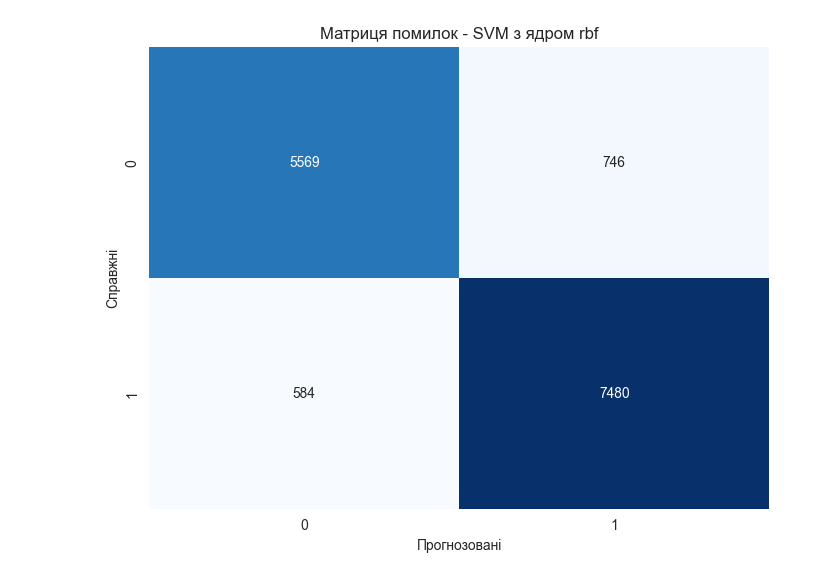
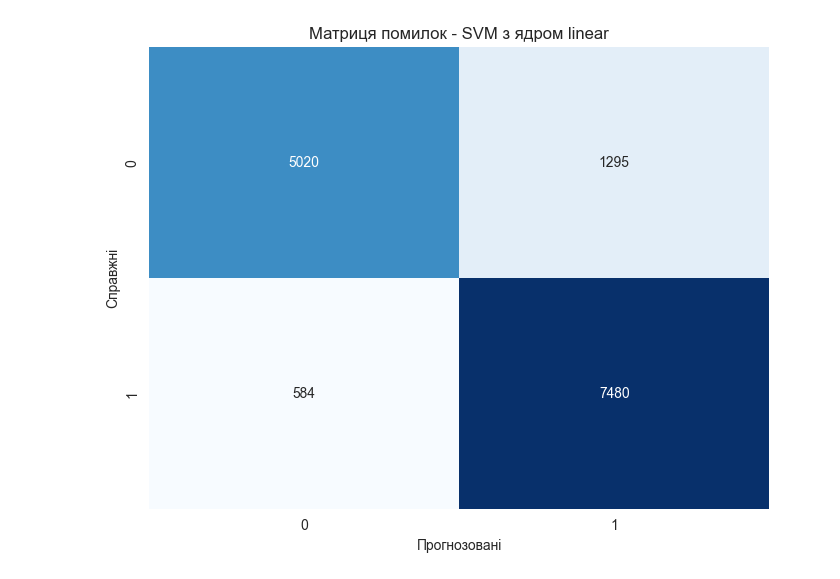
Before and after one commit to carerakjan/goit-telecom-project-group-1, a Jupyter notebook: project/notebooks/SVM_2.ipynb, the cells around one changed output. Drawn from its saved outputs; the diff is of its cells as text; code cells hidden in the pictures.

```diff
--- a/project/notebooks/SVM_2.ipynb
+++ b/project/notebooks/SVM_2.ipynb
@@ -5,8 +5,31 @@ from sklearn.svm import SVC
 from sklearn.metrics import classification_report, confusion_matrix, accuracy_score, recall_score, precision_score, f1_score
 import matplotlib.pyplot as plt
 import seaborn as sns
-import joblib  # Для збереження та завантаження моделі
+import joblib
 import os
+import numpy as np
+from sklearn.inspection import permutation_importance
+
+# Функція для збереження моделі
+def save_model(model, filename):
+    joblib.dump(model, filename)
+    print(f'Модель збережена у {filename}')
+
+# Функція для збереження важливостей ознак
+def save_importances(importances, filename):
+    joblib.dump(importances, filename)
+    print(f'Важливості ознак збережені у {filename}')
+
+# Функція для побудови матриці помилок
+def plot_confusion_matrix(y_true, y_pred, classes, title):
+    cm = confusion_matrix(y_true, y_pred)
+    plt.figure(figsize=(8, 6))
+    sns.heatmap(cm, annot=True, cmap='Blues', fmt='d', cbar=False,
+                xticklabels=classes, yticklabels=classes)
+    plt.title(title)
+    plt.xlabel('Прогнозовані')
+    plt.ylabel('Справжні')
+    plt.show()
 
 # Завантаження даних
 data = pd.read_csv('../data/internet_service_churn_scaled.csv')
@@ -20,21 +43,19 @@ X_train, X_test, y_train, y_test = train_test_split(X, y, test_size=0.2, random_
 
 # Перевірка та створення директорії для збереження моделі
 model_dir = '../models/new_models'
-if not os.path.exists(model_dir):
-    os.makedirs(model_dir)
+os.makedirs(model_dir, exist_ok=True)
 
 # Перевірка та створення директорії для збереження важливостей ознак
 model_dir_importances = '../models/importances_models'
-if not os.path.exists(model_dir_importances):
-    os.makedirs(model_dir_importances)
-
+os.makedirs(model_dir_importances, exist_ok=True)
 
 # Навчання моделі SVM з різними ядрами
 kernels = ['linear', 'rbf', 'poly', 'sigmoid']
 svm_reports = {}
 
 for kernel in kernels:
-    svm_model = SVC(kernel=kernel)
+    print(f"Обробка ядра '{kernel}'...")
+    svm_model = SVC(kernel=kernel, probability=True)  # probability=True для отримання ймовірностей
     svm_model.fit(X_train, y_train)
     svm_predictions = svm_model.predict(X_test)
 
@@ -60,37 +81,24 @@ for kernel in kernels:
     print(f"F1 міра: {f1:.2f}")
     print()
 
-    # Перевірка, чи це ядро 'rbf', і збереження моделі
+    # Збереження моделі
+    model_filename = os.path.join(model_dir, 'svm_model_'+kernel+'.pkl')
+    save_model(svm_model, model_filename)
 
-    model_filename = os.path.join(model_dir, 'svm_model_'+kernel+'.pkl')
-    joblib.dump(svm_model, model_filename)
-    print(f'Модель SVM з ядром {kernel} збережена у {model_filename}')
+    # Пермутаційна важливість ознак
+    result = permutation_importance(svm_model, X_test, y_test, n_repeats=10, random_state=42, scoring='accuracy')
+    importances = pd.Series(result.importances_mean, index=X.columns)
+    importances_filename = os.path.join(model_dir_importances, 'svm_importances_'+kernel+'.pkl')
+    save_importances(importances, importances_filename)
 
-    # Збереження важливостей ознак для лінійного ядра
-    if kernel == 'linear':
-        feature_importances = pd.Series(svm_model.coef_[0], index=X.columns)
-        importances_filename = os.path.join(model_dir_importances, 'svm_2_importances_linear.pkl')
-        joblib.dump(feature_importances, importances_filename)
-        print(f'Важливості ознак для лінійного SVM збережені у {importances_filename}')
+    # Завантаження моделі SVM для перевірки
+    loaded_svm_model = joblib.load(model_filename)
+    print(f'Модель SVM завантажена {kernel} успішно ')
 
-# Завантаження моделі SVM для перевірки
-loaded_svm_model = joblib.load(os.path.join(model_dir, 'svm_model_rbf.pkl'))
-print('Модель SVM завантажена успішно')
+    # Прогнозування з використанням завантаженої моделі
+    loaded_predictions = loaded_svm_model.predict(X_test)
+    print(classification_report(y_test, loaded_predictions))
 
-# Прогнозування з використанням завантаженої моделі
-loaded_predictions = loaded_svm_model.predict(X_test)
-print(classification_report(y_test, loaded_predictions))
-
-# Графік матриці помилок
-def plot_confusion_matrix(y_true, y_pred, classes, title):
-    cm = confusion_matrix(y_true, y_pred)
-    plt.figure(figsize=(8, 6))
-    sns.heatmap(cm, annot=True, cmap='Blues', fmt='d', cbar=False,
-                xticklabels=classes, yticklabels=classes)
-    plt.title(title)
-    plt.xlabel('Прогнозовані')
-    plt.ylabel('Справжні')
-    plt.show()
-
-plot_confusion_matrix(y_test, loaded_svm_model.predict(X_test), classes=['0', '1'], title='Матриця помилок - SVM з ядром rbf')
+    # Графік матриці помилок
+    plot_confusion_matrix(y_test, loaded_predictions, classes=['0', '1'], title=f'Матриця помилок - SVM з ядром {kernel}')
 # %% [output]
@@ -114 +122 @@ weighted avg       0.91      0.91      0.91     14379
-[figure, old version]
+[figure, new version]
```
Also changed, not shown: parts of 1 cell of this notebook.
